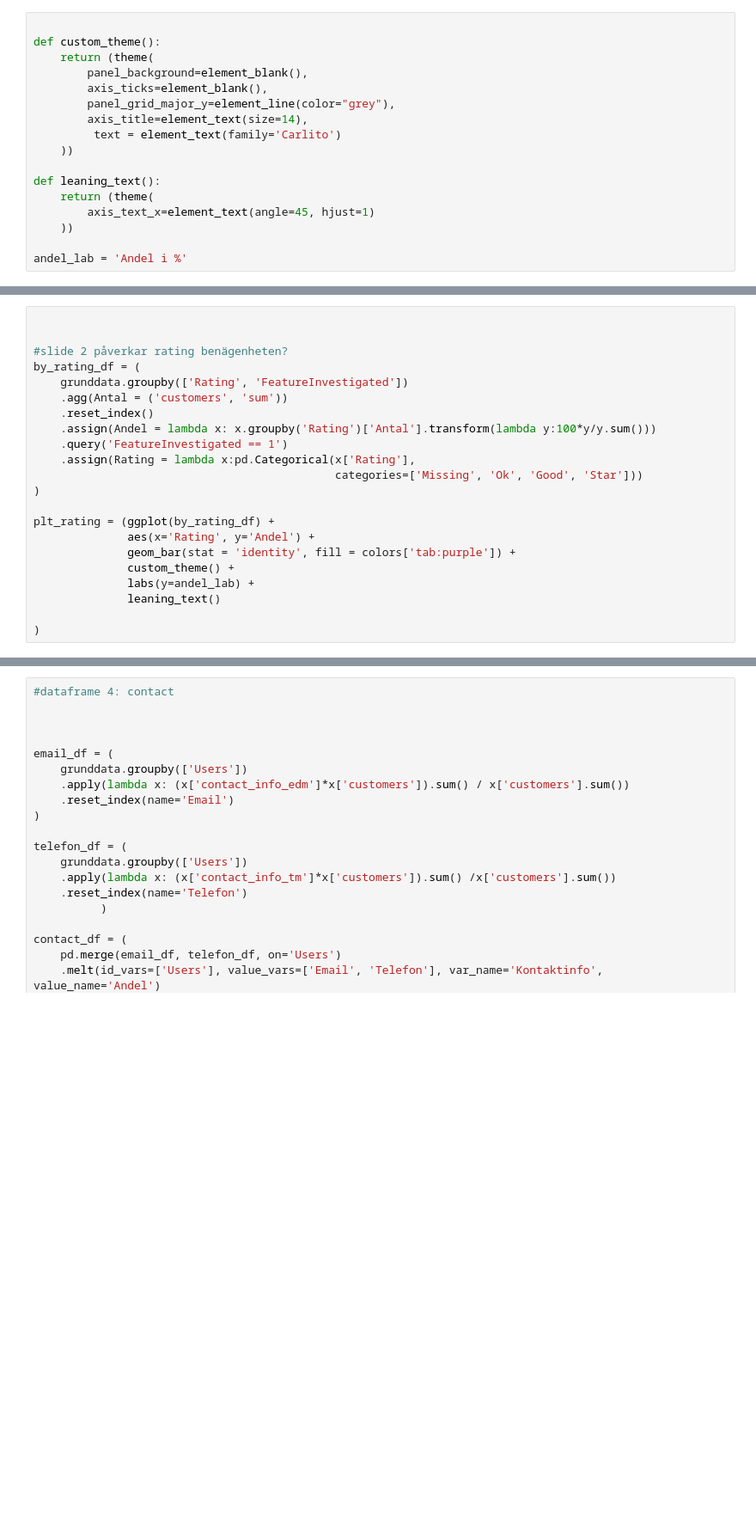
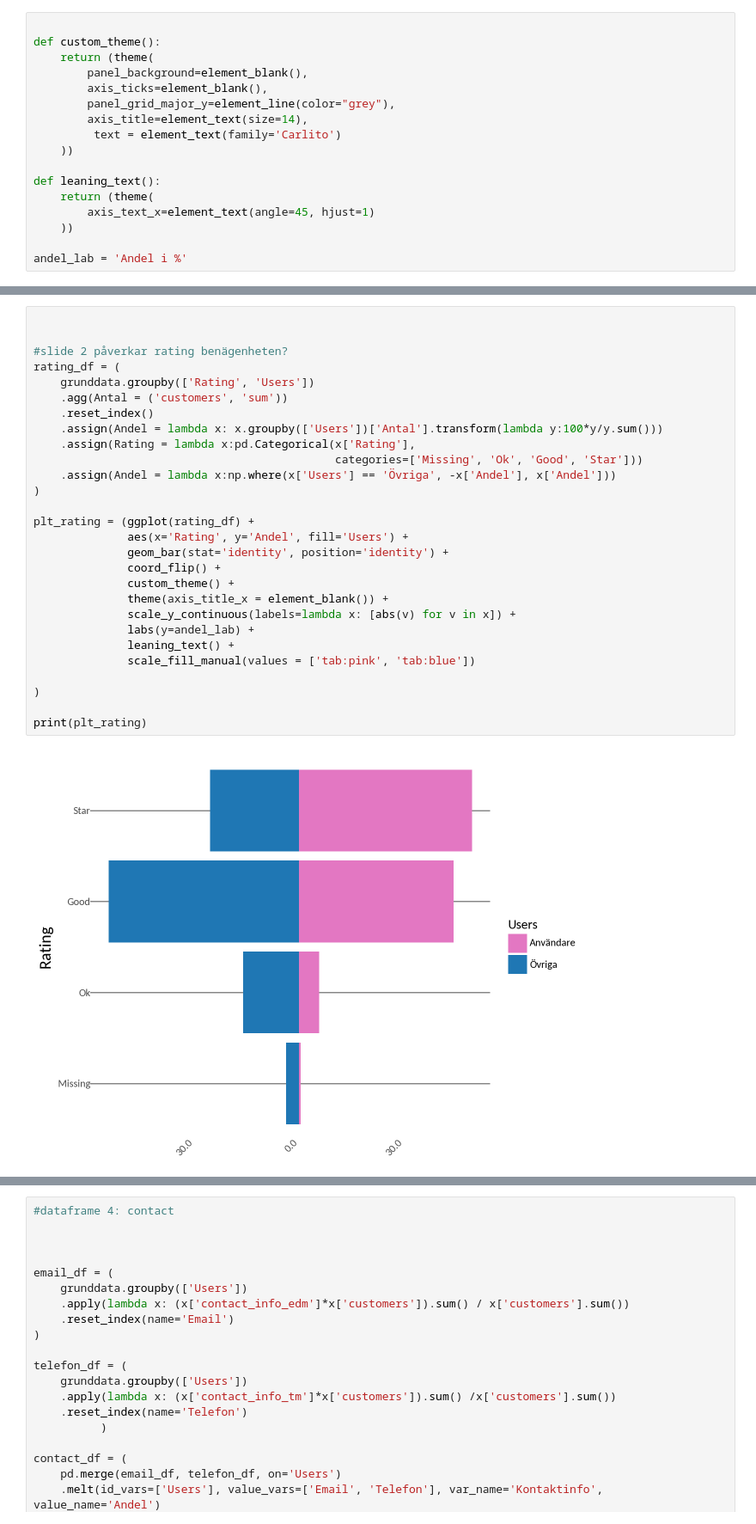
Before and after one commit to samfromsatc/payment_method_case_if, a Jupyter notebook: case_paymentmethod.ipynb, the cells around one changed output, grey strips where cells are left out. Shown: that part at 86% size. Saved outputs shown, nothing was run; the diff lists cells and outputs as text; blank space fills up the shorter version.

```diff
--- a/case_paymentmethod.ipynb
+++ b/case_paymentmethod.ipynb
@@ -75,25 +80,33 @@ plt_age = (ggplot(by_age_df) +
 # %%
 
 
 #slide 2 påverkar rating benägenheten?
-by_rating_df = (
-    grunddata.groupby(['Rating', 'FeatureInvestigated'])
+rating_df = (
+    grunddata.groupby(['Rating', 'Users'])
     .agg(Antal = ('customers', 'sum'))
     .reset_index()
-    .assign(Andel = lambda x: x.groupby('Rating')['Antal'].transform(lambda y:100*y/y.sum()))
-    .query('FeatureInvestigated == 1')
+    .assign(Andel = lambda x: x.groupby(['Users'])['Antal'].transform(lambda y:100*y/y.sum()))
     .assign(Rating = lambda x:pd.Categorical(x['Rating'],
                                              categories=['Missing', 'Ok', 'Good', 'Star']))
+    .assign(Andel = lambda x:np.where(x['Users'] == 'Övriga', -x['Andel'], x['Andel']))
 )
 
-plt_rating = (ggplot(by_rating_df) +
-              aes(x='Rating', y='Andel') +
-              geom_bar(stat = 'identity', fill = colors['tab:purple']) +
+plt_rating = (ggplot(rating_df) +
+              aes(x='Rating', y='Andel', fill='Users') +
+              geom_bar(stat='identity', position='identity') +
+              coord_flip() +
               custom_theme() +
+              theme(axis_title_x = element_blank()) +
+              scale_y_continuous(labels=lambda x: [abs(v) for v in x]) +
               labs(y=andel_lab) +
-              leaning_text()
+              leaning_text() +
+              scale_fill_manual(values = ['tab:pink', 'tab:blue'])
 
 )
+
+print(plt_rating)
+# %% [output]
+[figure, added]
 # %%
 # slide 3: cube rating bland användare och övriga
 
```
Also changed, not shown: parts of 7 cells of this notebook, 8 other files.
